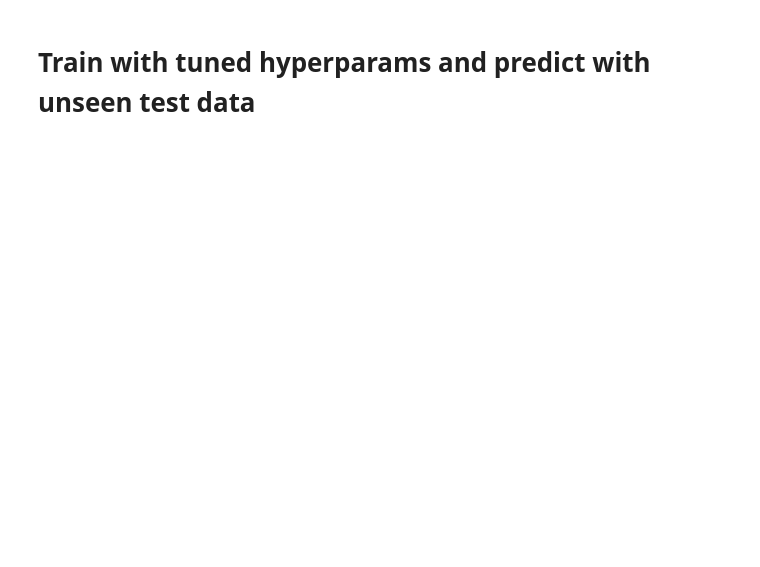
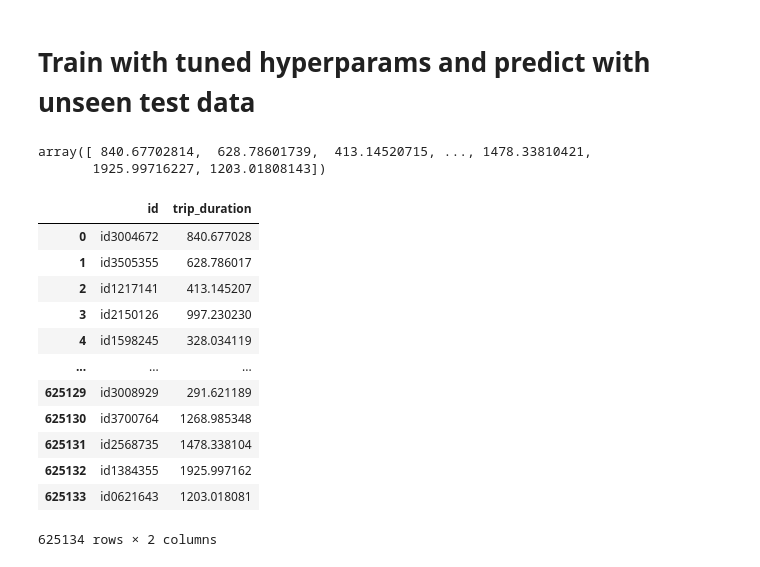
Before and after one commit to tawiwut-cha/nyc_cabs_draft, a Jupyter notebook: competition/predict_duration_competition_v0.1.ipynb, the cells around one changed output. Drawn from its saved outputs; the diff is of its cells as text; code cells hidden in the pictures; blank space fills up the shorter version.

Commit message:
finish submission and put into folder

```diff
--- a/predict_duration_competition_v0.1.ipynb
+++ b/competition/predict_duration_competition_v0.1.ipynb
@@ -804,10 +828,11 @@ https://lightgbm.readthedocs.io/en/latest/Parameters-Tuning.html
 # %%
-# from sklearn.model_selection import RandomizedSearchCV
+from sklearn.model_selection import GridSearchCV, RandomizedSearchCV
 
-# param_grid = {
-#     # param_name: [to random search] + [default value]
-# }
+param_grid = {
+    # param_name: [to random search] + [default value]
+    'max_leaf_nodes': [31, 50, 75, 100, 150]
+}
 
-# regressor = RandomizedSearchCV(LGBMRegressor(random_state=42), param_grid, n_iter=2, cv=3)
-# search = regressor.fit(X, y)
+regressor = GridSearchCV(HistGradientBoostingRegressor(random_state=42), param_grid, scoring='neg_root_mean_squared_error', cv=3, refit=True)
+search = regressor.fit(X, y)
 # %%
@@ -815,2 +861,30 @@ https://lightgbm.readthedocs.io/en/latest/Parameters-Tuning.html
 # %% [markdown]
 # Train with tuned hyperparams and predict with unseen test data
+# %%
+best_estimator = search.best_estimator_
+y_test = np.exp(best_estimator.predict(X_test))
+# %%
+y_test
+# %% [output]
+array([ 840.67702814,  628.78601739,  413.14520715, ..., 1478.33810421,
+       1925.99716227, 1203.01808143])
+# %%
+submission = pd.DataFrame()
+submission['id'] = test.id
+submission['trip_duration'] = pd.Series(y_test)
+
+submission
+# %% [output]
+|  | id | trip_duration |
+| 0 | id3004672 | 840.677028 |
+| 1 | id3505355 | 628.786017 |
+| 2 | id1217141 | 413.145207 |
+| 3 | id2150126 | 997.230230 |
+| 4 | id1598245 | 328.034119 |
+| ... | ... | ... |
+| 625129 | id3008929 | 291.621189 |
+| 625130 | id3700764 | 1268.985348 |
+| 625131 | id2568735 | 1478.338104 |
+| 625132 | id1384355 | 1925.997162 |
+| 625133 | id0621643 | 1203.018081 |
+625134 rows × 2 columns
```
Also changed, not shown: parts of 15 cells of this notebook, 2 other files.
